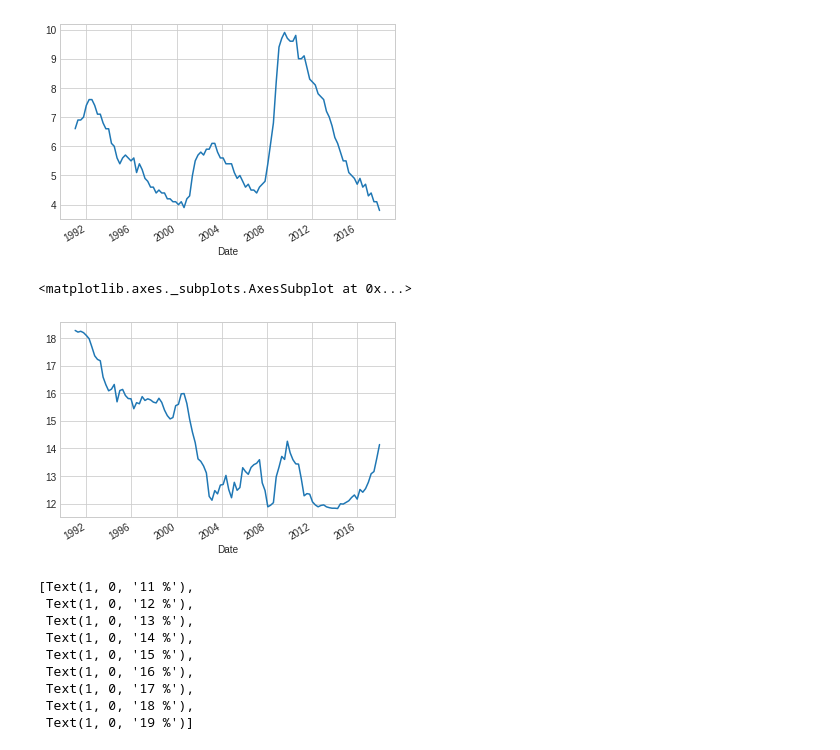
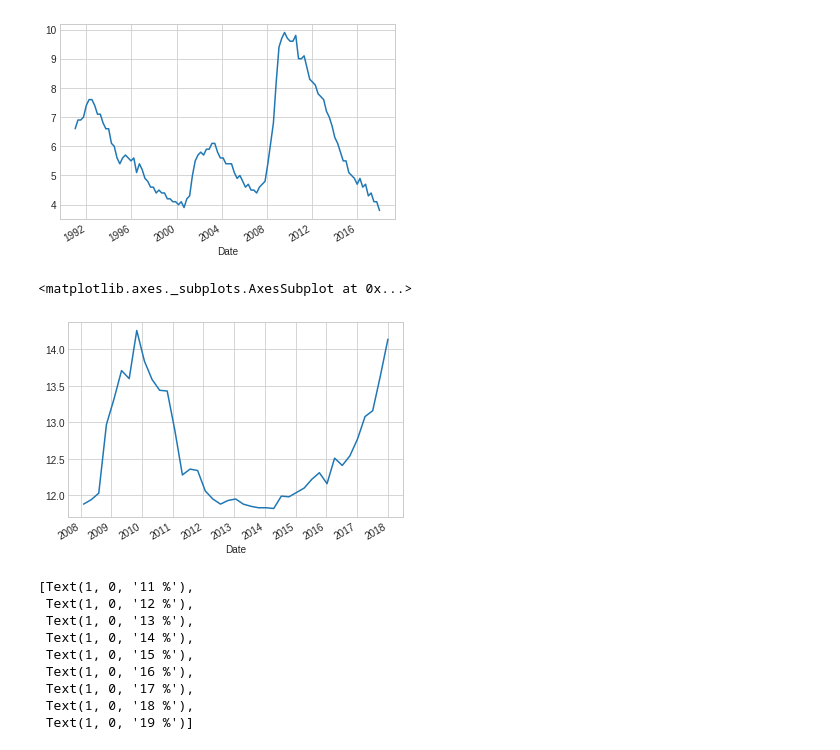
Before and after one commit to matilinux/DataAnalytics, a Jupyter notebook: timeline.ipynb, the cells around one changed output. Saved outputs shown, nothing was run; the diff lists cells and outputs as text; code cells hidden in the pictures.

```diff
--- a/timeline.ipynb
+++ b/timeline.ipynb
@@ -98,10 +93,10 @@ rateDf['Unemployment %'].plot()
 <matplotlib.axes._subplots.AxesSubplot at 0x...>
 [figure]
 # %%
-rateDf['Overall Avg. Int.Rate'].plot()
+rateDf['Overall Avg. Int.Rate']['2008-02':].plot()
 # %% [output]
 <matplotlib.axes._subplots.AxesSubplot at 0x...>
-[figure, old version]
+[figure, new version]
 # %%
 fig1, ax = plt.subplots(figsize = (10, 6))
 
```
Also changed, not shown: parts of 6 cells of this notebook.
